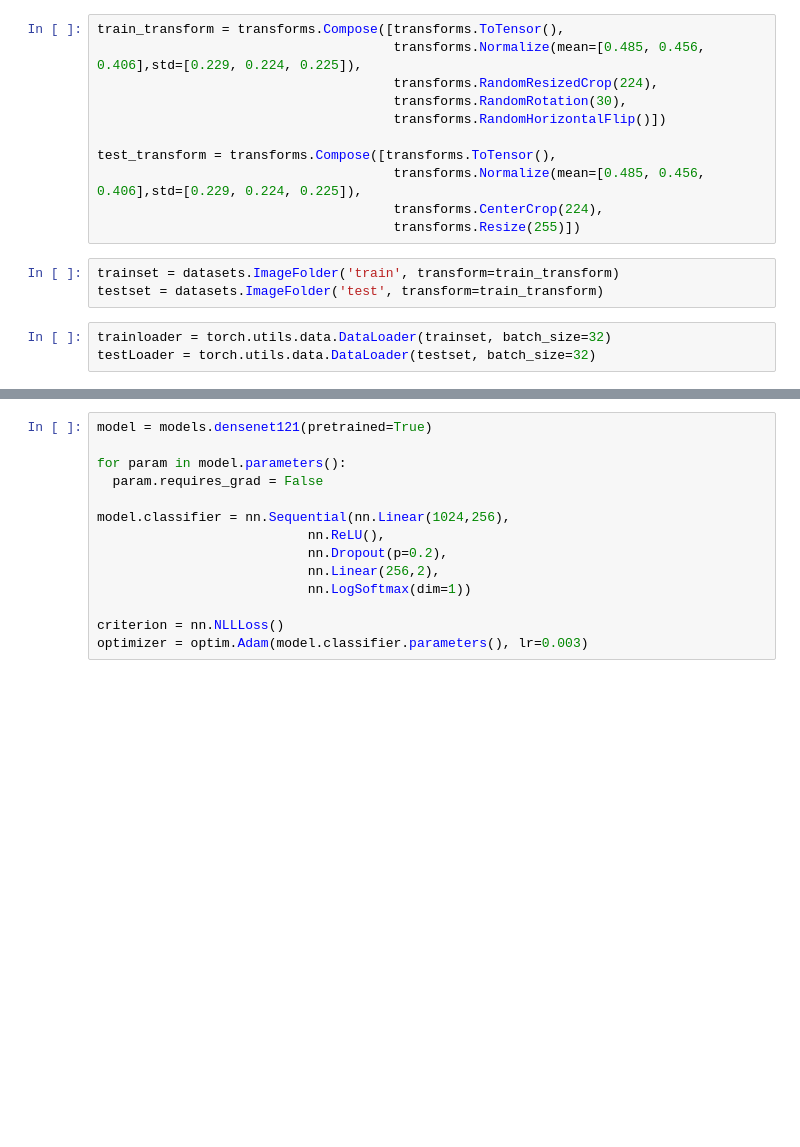
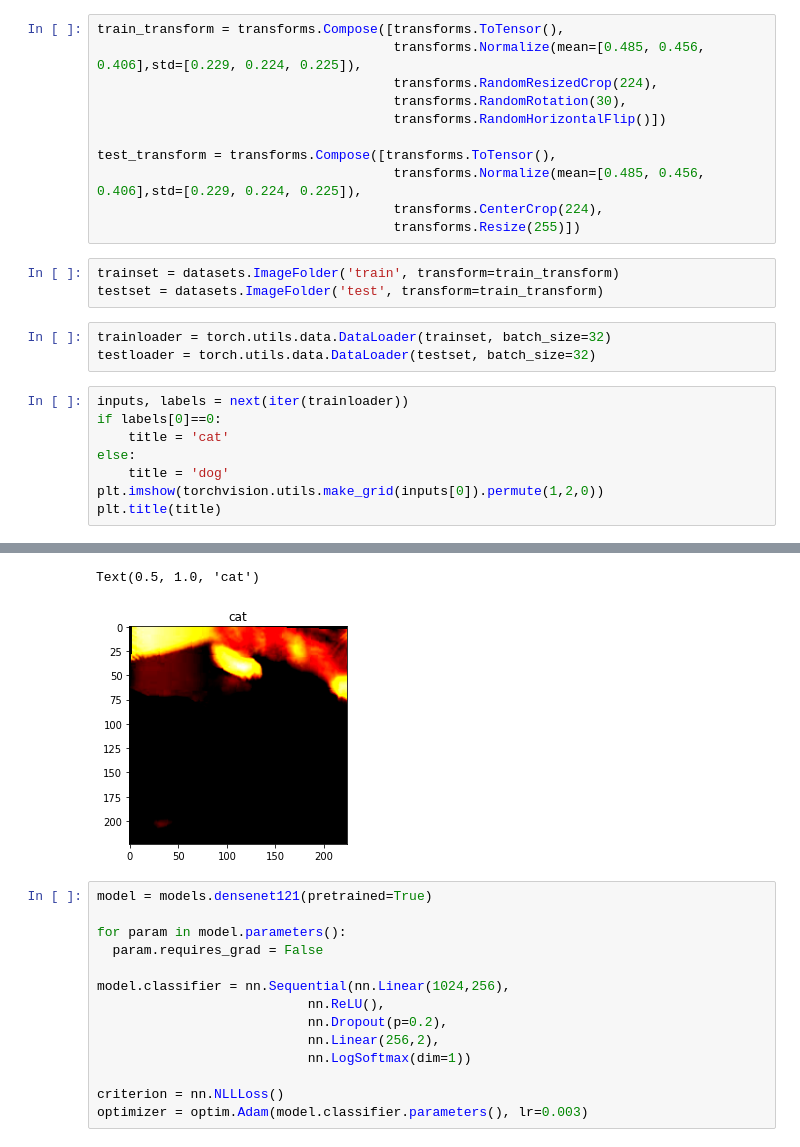
Before and after one commit to faranak5171/Basic-Deep-Learning, a Jupyter notebook: Dogs_vs_Cats_pytorch.ipynb, the cells around one changed output, grey strips where cells are left out. Drawn from its saved outputs; the diff is of its cells as text; blank space fills up the shorter version.

```diff
--- a/Dogs_vs_Cats_pytorch.ipynb
+++ b/Dogs_vs_Cats_pytorch.ipynb
@@ -33,4 +35,13 @@ trainset = datasets.ImageFolder('train', transform=train_transform)
 testset = datasets.ImageFolder('test', transform=train_transform)
 # %%
 trainloader = torch.utils.data.DataLoader(trainset, batch_size=32)
-testLoader = torch.utils.data.DataLoader(testset, batch_size=32)
+testloader = torch.utils.data.DataLoader(testset, batch_size=32)
+# %%
+inputs, labels = next(iter(trainloader))
+if labels[0]==0:
+    title = 'cat'
+else:
+    title = 'dog'
+plt.imshow(torchvision.utils.make_grid(inputs[0]).permute(1,2,0))
+plt.title(title)
+# %% [output]
@@ -37,3 +49,5 @@ testLoader = torch.utils.data.DataLoader(testset, batch_size=32)
+Text(0.5, 1.0, 'cat')
+[figure, added]
 # %%
 model = models.densenet121(pretrained=True)
 
```
Also changed, not shown: parts of 3 cells of this notebook.
